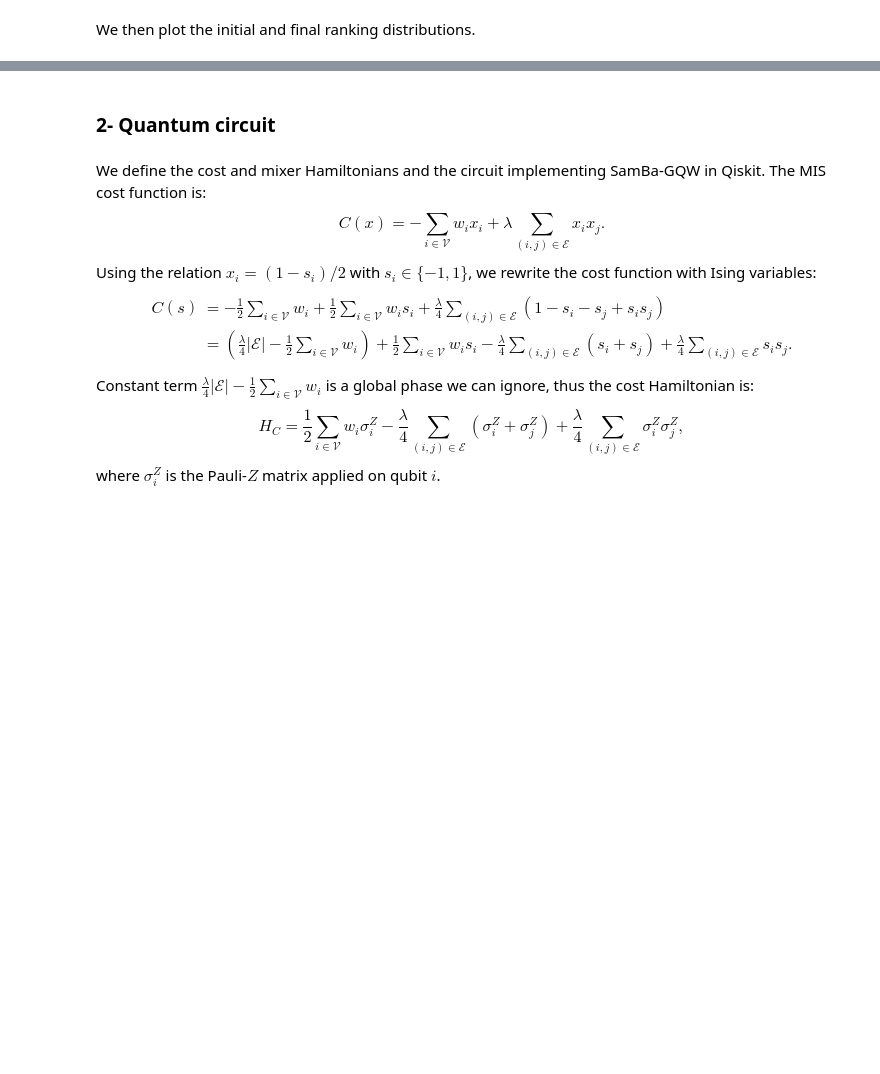
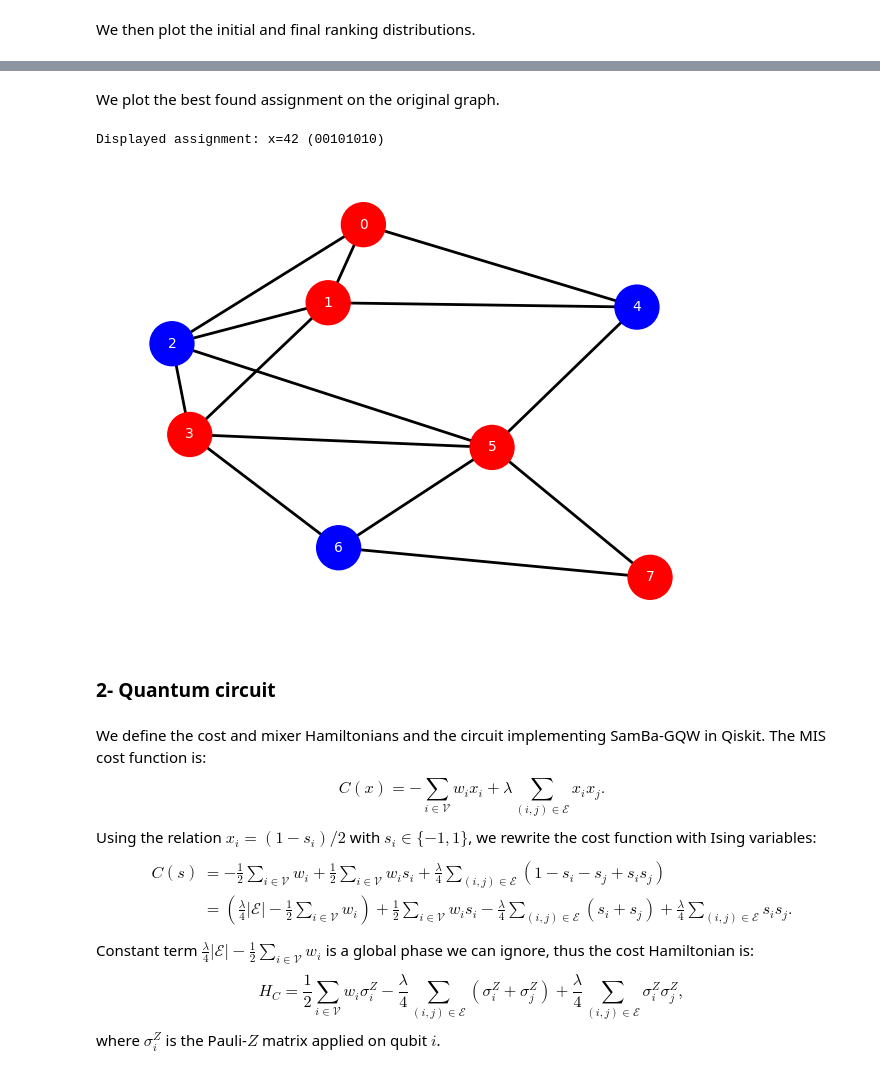
Before and after one commit to ugo-nzongani/SamBa-GQW, a Jupyter notebook: examples/mis.ipynb, the cells around one changed output, grey strips where cells are left out. Drawn from its saved outputs; the diff is of its cells as text; code cells hidden in the pictures; blank space fills up the shorter version.

```diff
--- a/examples/mis.ipynb
+++ b/examples/mis.ipynb
@@ -343,3 +343,37 @@ Displayed assignment: x=21 (00010101)
+# %% [markdown]
+We plot the best found assignment on the original graph.
+# %%
+# Plot the best found assignment
+node_colors = ['blue' if int_to_bitstring(best_found_assigment,n)[i] else 'red' for i in range(n)]
+
+pos = nx.spring_layout(g, seed=42)
+nx.draw_networkx_nodes(g, pos, node_color=node_colors, node_size=node_size)
+nx.draw_networkx_edges(g, pos, width=2, alpha=1, edge_color="black", style="solid")
+
+# Display node labels (indices)
+nx.draw_networkx_labels(g, pos, font_size=10, font_color="white")
+
+# Edge labels if weighted
+if weighted:
+    # Compute shifted positions (a bit higher than node centers)
+    offset_pos = {k: (v[0], v[1] + 0.12) for k, v in pos.items()}
+    weight_labels = {i: f"{w}" for i, w in enumerate(weights)}
+    nx.draw_networkx_labels(
+        g, offset_pos,
+        labels=weight_labels,
+        font_color='magenta',
+        font_size=10
+    )
+
+ax = plt.gca()
+ax.margins(0.08)
+plt.axis("off")
+plt.tight_layout()
+print(f"Displayed assignment: x={best_found_assigment} ({format(best_found_assigment, f'0{n}b')})")
+plt.show()
+# %% [output]
+Displayed assignment: x=42 (00101010)
+[figure, added]
 # %% [markdown]
 ### 2- Quantum circuit
 # %%
```
Also changed, not shown: parts of 16 cells of this notebook, 1 other file.
